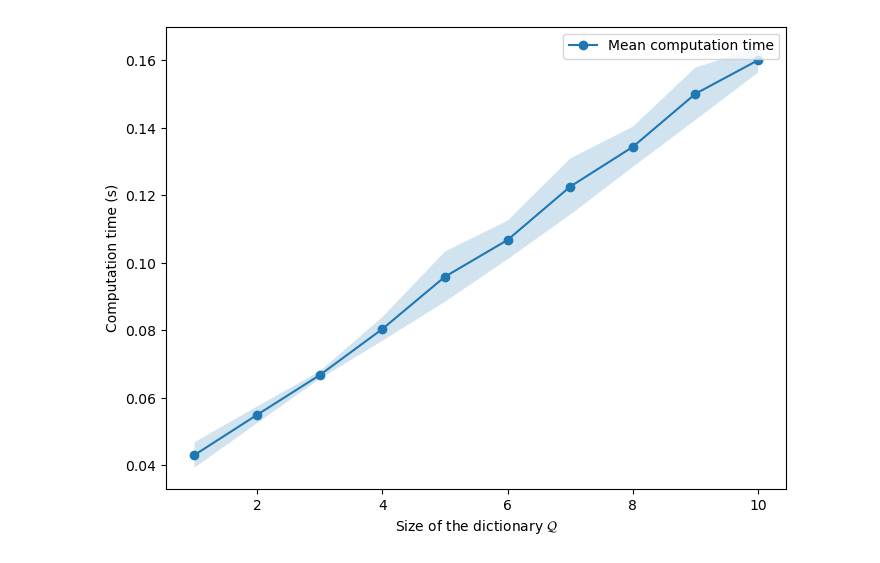
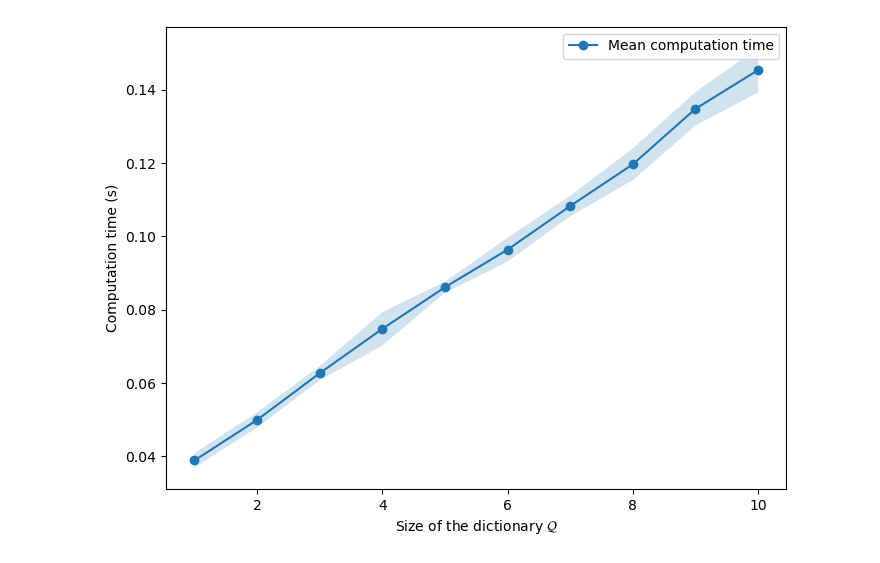
Before and after one commit to krzysztof-kacprzyk/D-CIPHER, a Jupyter notebook: experiments/analysis/Figure_9.ipynb, the cells around one changed output. Drawn from its saved outputs; the diff is of its cells as text; code cells hidden in the pictures.

```diff
--- a/experiments/analysis/Figure_9.ipynb
+++ b/experiments/analysis/Figure_9.ipynb
@@ -1,24 +1,24 @@
 # %%
 import matplotlib.pyplot as plt
 import numpy as np
 
 import glob
 import pandas as pd
 
-file = glob.glob('../results/Figure_8_9/*.csv')[0]
+file = glob.glob('../results/Figure_8_9/var/*.csv')[0]
 df = pd.read_csv(file)
 
 mean_times = df['time_mean']
 std_times = df['time_std']
 
 dictionary_sizes = list(range(1,11))
 fig = plt.figure(figsize=(8, 6))
 plt.plot(dictionary_sizes, mean_times, 'o-', label="Mean computation time")
 plt.fill_between(dictionary_sizes, np.array(mean_times) - np.array(std_times), np.array(mean_times) + np.array(std_times), alpha=0.2)
 plt.xlabel(r"Size of the dictionary $\mathcal{Q}$")
 plt.ylabel("Computation time (s)")
 # plt.yscale("log")
 plt.legend()
 fig.savefig("figures/Figure_9.pdf")
 # %% [output]
-[figure, old version]
+[figure, new version]
```
Also changed, not shown: 5 other files.
